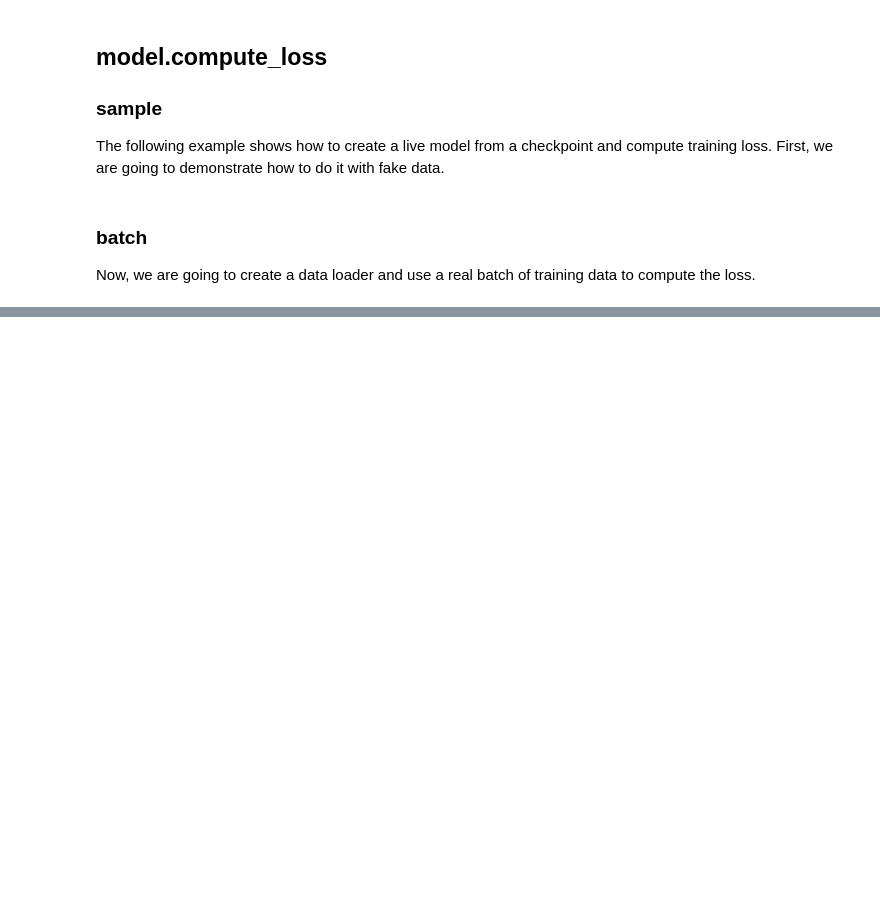
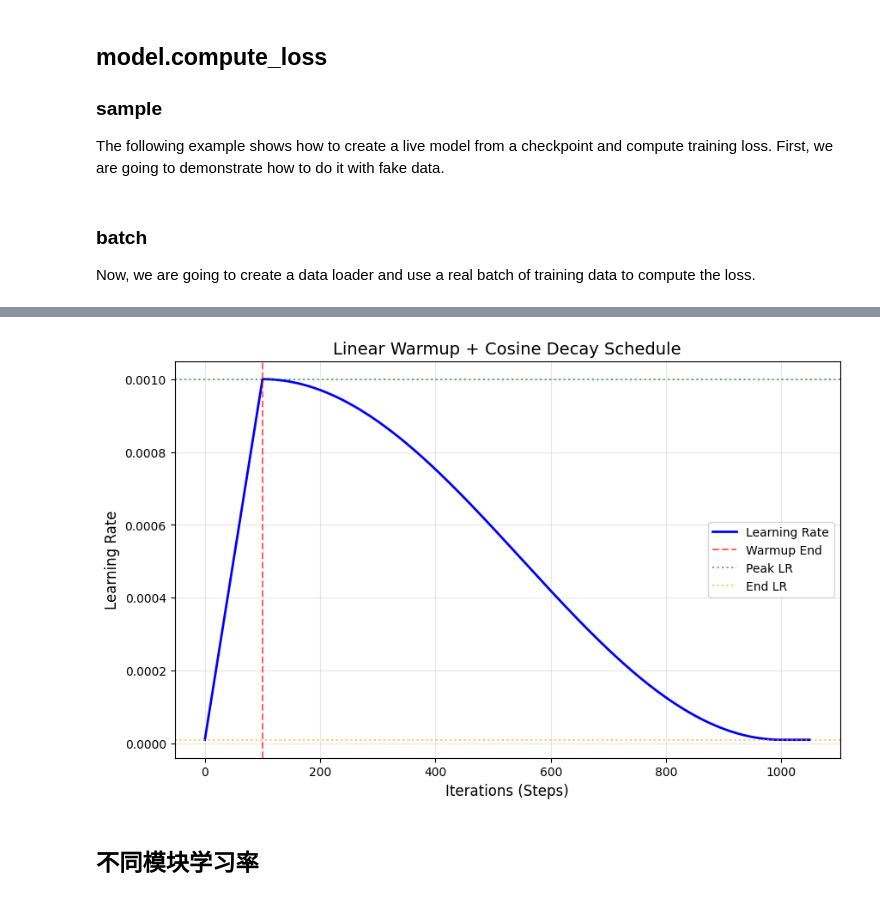
Before and after one commit to nkuzjh/openpi, a Jupyter notebook: debug.ipynb, the cells around one changed output, grey strips where cells are left out. Saved outputs shown, nothing was run; the diff lists cells and outputs as text; code cells hidden in the pictures; blank space fills up the shorter version.

```diff
--- a/debug.ipynb
+++ b/debug.ipynb
@@ -945,3 +963,58 @@ print("Loss shape:", loss.shape)
+# %%
+import numpy as np
+import matplotlib.pyplot as plt
+
+# ================= 配置参数 (模拟你的环境) =================
+peak_lr = 0.001       # 最高学习率
+end_lr = 0.00001      # 最低学习率 (衰减终点)
+warmup_steps = 100    # 预热步数
+decay_steps = 1000    # 总衰减步数 (通常对应总训练步数)
+
+# ================= 你的 lr_scheduler 函数 =================
+def lr_schedule(step: int):
+    # 阶段 1: 线性预热
+    if step < warmup_steps:
+        # Match JAX behavior: start from peak_lr / (warmup_steps + 1)
+        init_lr = peak_lr / (warmup_steps + 1)
+        return init_lr + (peak_lr - init_lr) * step / warmup_steps
+
+    # 阶段 2: 余弦衰减
+    progress = min(1.0, (step - warmup_steps) / max(1, decay_steps - warmup_steps))
+    cos = 0.5 * (1 + np.cos(np.pi * progress))
+    return end_lr + (peak_lr - end_lr) * cos
+
+# ================= 可视化逻辑 =================
+def plot_scheduler():
+    # 生成模拟的步数 (从 0 到 decay_steps，多画一点看看结尾)
+    steps = np.arange(0, decay_steps + 50)
+
+    # 计算每一步的 LR
+    lrs = [lr_schedule(s) for s in steps]
+
+    # 绘图
+    plt.figure(figsize=(10, 6))
+    plt.plot(steps, lrs, label='Learning Rate', color='blue', linewidth=2)
+
+    # 标记关键点
+    plt.axvline(x=warmup_steps, color='red', linestyle='--', alpha=0.6, label='Warmup End')
+    plt.axhline(y=peak_lr, color='green', linestyle=':', alpha=0.6, label='Peak LR')
+    plt.axhline(y=end_lr, color='orange', linestyle=':', alpha=0.6, label='End LR')
+
+    # 图表装饰
+    plt.title('Linear Warmup + Cosine Decay Schedule', fontsize=14)
+    plt.xlabel('Iterations (Steps)', fontsize=12)
+    plt.ylabel('Learning Rate', fontsize=12)
+    plt.legend()
+    plt.grid(True, alpha=0.3)
+
+    plt.show()
+
+if __name__ == "__main__":
+    plot_scheduler()
+# %% [output]
+[figure, added]
+# %% [markdown]
+## 不同模块学习率
 # %%
 import torch
 import torch.nn as nn
```
Also changed, not shown: parts of 3 cells of this notebook, 14 other files.
